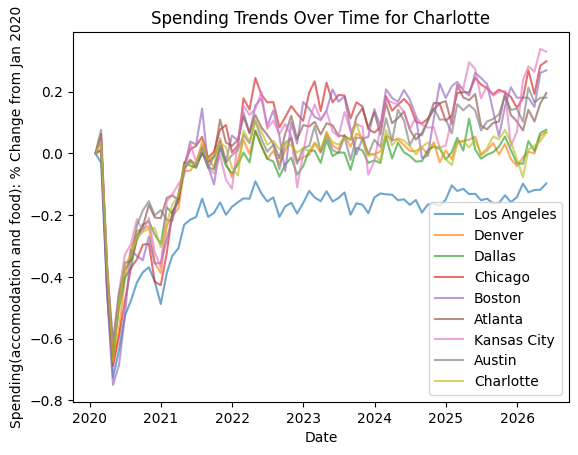
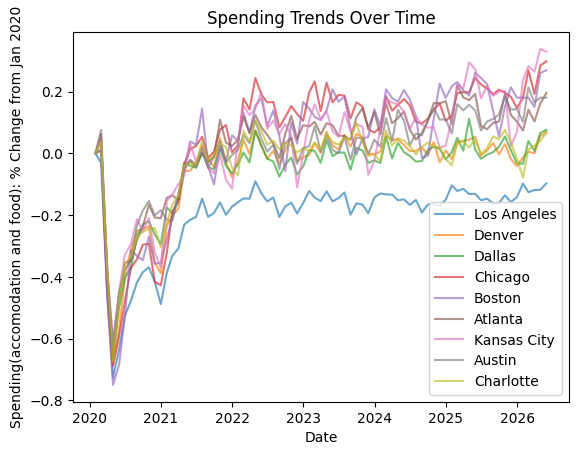
The change to this notebook cell's code, shown as a diff; its figure went from the first image to the second:
--- before
+++ after
@@ -4,5 +4,5 @@
     city_data = worldcup_city_spending[worldcup_city_spending['cityname'] == city]
     plt.plot(city_data.index, city_data['spend_acf'], label = city, alpha = 0.65)
-    plt.title(f"Spending Trends Over Time for {city}")
+    plt.title(f"Spending Trends Over Time")
     plt.xlabel("Date")
     plt.ylabel("Spending(accomodation and food): % Change from Jan 2020")
@@ -10,2 +10,3 @@
 plt.figure(figsize = (12, 6))
 plt.show()
+plt.close()

Commit: Host vs non-host cities visualization